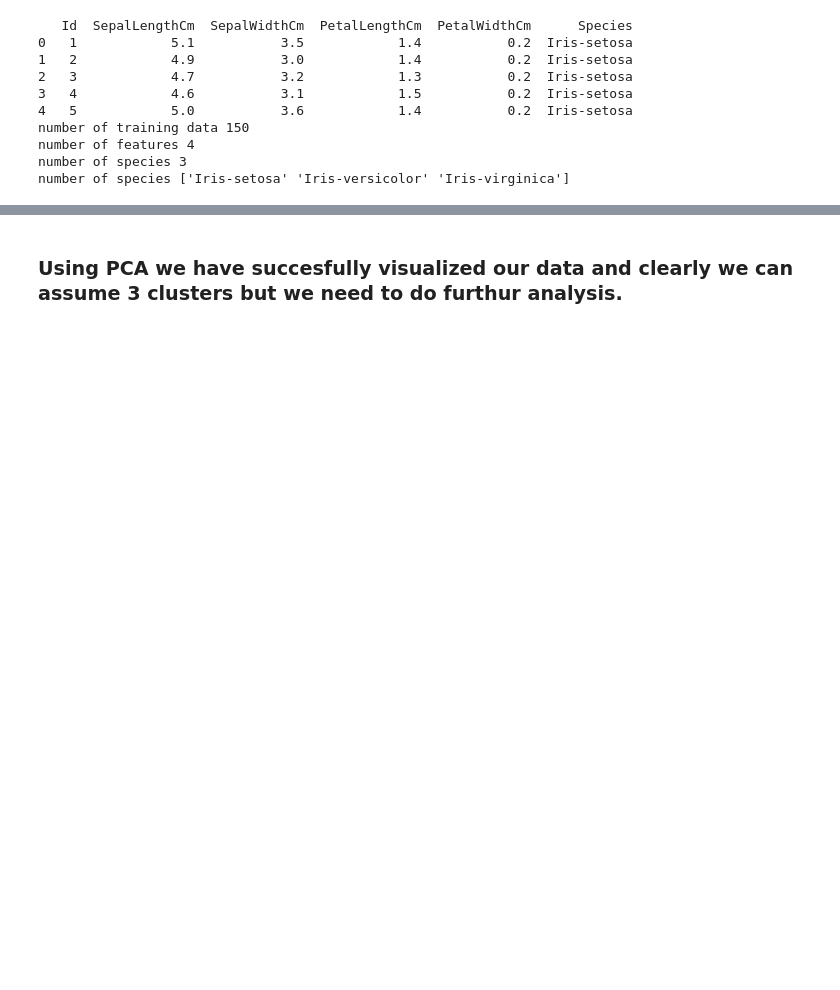
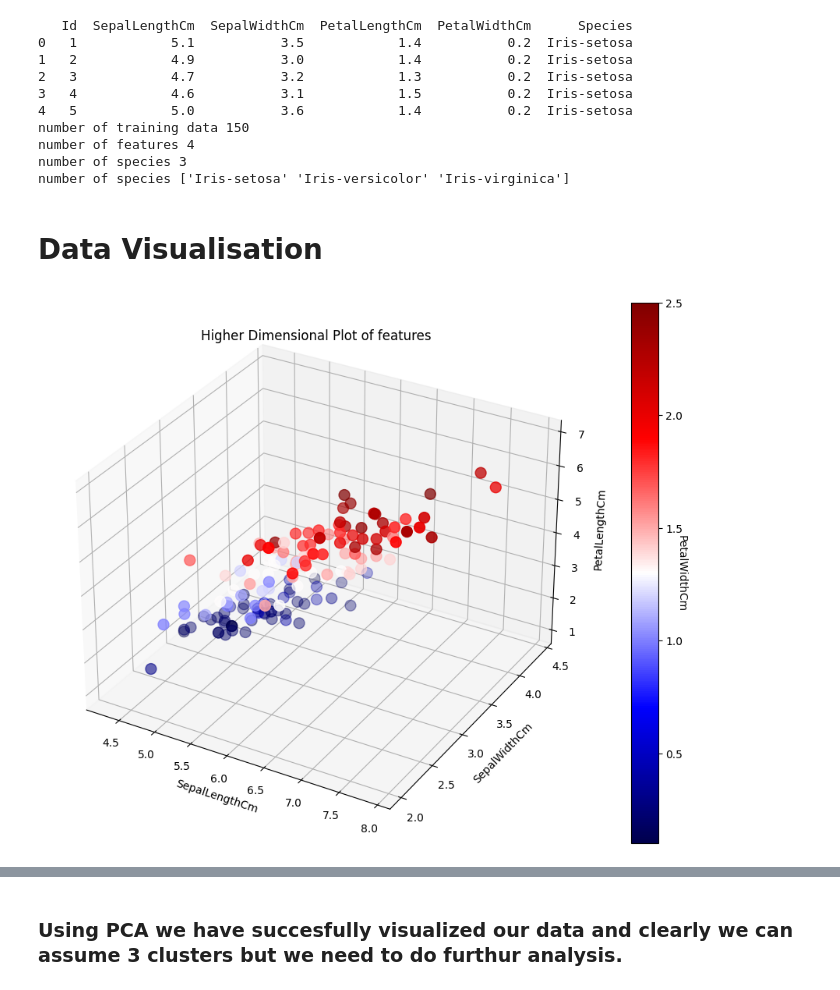
Before and after one commit to naidu970/sparks-internship-submission, a Jupyter notebook: task2.ipynb, the cells around one changed output, grey strips where cells are left out. Cells and saved outputs as stored; diff of their text form; code cells hidden in the pictures; blank space fills up the shorter version.

```diff
--- a/task2.ipynb
+++ b/task2.ipynb
@@ -31,3 +35,29 @@ number of training data 150
 number of features 4
 number of species 3
 number of species ['Iris-setosa' 'Iris-versicolor' 'Iris-virginica']
+# %% [markdown]
+# Data Visualisation
+# %%
+from mpl_toolkits.mplot3d import Axes3D
+import matplotlib.pyplot as plt
+import numpy as np
+
+fig = plt.figure(figsize=(15,9))
+ax = fig.add_subplot(111, projection='3d')
+
+x = dataset.iloc[:,1]
+y = dataset.iloc[:,2]
+z = dataset.iloc[:,3]
+c = dataset.iloc[:,4]
+
+img = ax.scatter(x, y, z,c=c,cmap='seismic',s=100)
+
+plt.xlabel('SepalLengthCm')
+plt.title('Higher Dimensional Plot of features')
+plt.ylabel('SepalWidthCm')
+ax.set_zlabel('PetalLengthCm');
+cbar =fig.colorbar(img)
+cbar.ax.set_ylabel('PetalWidthCm', rotation = 270);
+plt.show()
+# %% [output]
+[figure, added]
```
Also changed, not shown: parts of 19 cells of this notebook.
